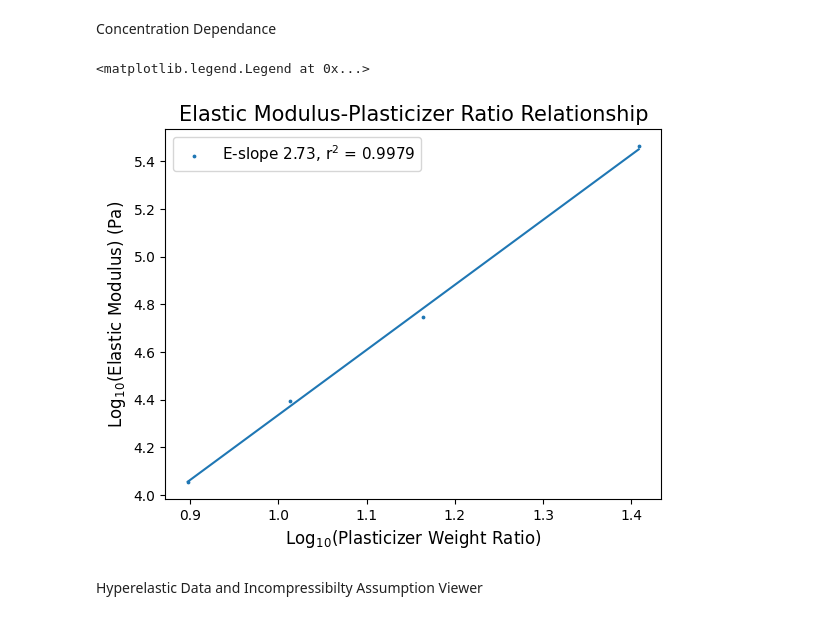
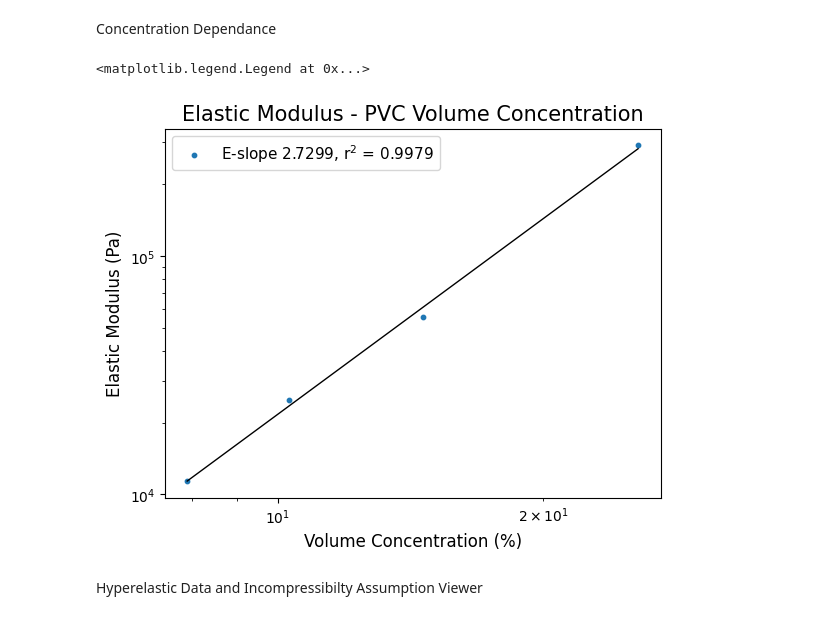
Before and after one commit to TheDuckenEngineer/PVC-Tensile-Experiment, a Jupyter notebook: Elastic and Hyperelastic fitting.ipynb, the cells around one changed output. Drawn from its saved outputs; the diff is of its cells as text; code cells hidden in the pictures.

```diff
--- a/Elastic and Hyperelastic fitting.ipynb
+++ b/Elastic and Hyperelastic fitting.ipynb
@@ -95,50 +95,48 @@ from scipy.optimize import curve_fit
 
 def LinearFit(x, a, b):
     return a*x + b
 
 # Compute R-squared
 def RSquared(yTrue, yPredict):
     ssResidual = np.sum((yTrue - yPredict)**2)
     ssTotal = np.sum((yTrue - np.mean(yTrue))**2)
     return 1 - (ssResidual/ssTotal)
 
 
-# express the concentrations as log base 10.
-# concentration = np.log10(np.array([2, 4, 6, 8]))
-concentration = np.log10(np.array([25.6, 14.6, 10.3, 7.9]))
-# concentration = np.log10(np.array([1/2, 1/4, 1/6, 1/8]))
+# express the concentrations
+# concentration = np.array([2, 4, 6, 8])
+concentration = np.array([25.6, 14.6, 10.3, 7.9])
 
 # preallocate the data dataframe
 data = pd.DataFrame(columns = ['Elastic Modulus (Pa)'])
 modulus = pd.read_csv(f'Data/PVC Gel Material Parameters.csv', usecols = [1], dtype = float)
 data = pd.concat([data, modulus], ignore_index = True)
 
-# convert each modulus to log base 10. convert -inf to empty
-data['Elastic Modulus (Pa)'] = np.log10(data['Elastic Modulus (Pa)'])
-
 # add a concentration column
 data.insert(0, 'Plasticizer', concentration)
 
 # plot parameters
-markerSize = 3
+markerSize = 10
 titleSize = 15
 axisSize = 12
 legendSize = 11
 
-# fit the elastic modulus to the
-params, _ = curve_fit(LinearFit, data['Plasticizer'].to_numpy(), data['Elastic Modulus (Pa)'].to_numpy())
-r2 = RSquared( data['Elastic Modulus (Pa)'].to_numpy(), LinearFit(data['Plasticizer'].to_numpy(), params[0], params[1]))
+# fit the elastic modulus to the logrithmic conversion
+params, _ = curve_fit(LinearFit, np.log10(data['Plasticizer'].to_numpy()), np.log10(data['Elastic Modulus (Pa)'].to_numpy()))
+r2 = RSquared(np.log10(data['Elastic Modulus (Pa)'].to_numpy()), LinearFit(np.log10(data['Plasticizer'].to_numpy()), params[0], params[1]))
 
 # elastic modulus fitment
-plt.scatter(data['Plasticizer'], data['Elastic Modulus (Pa)'], s = markerSize, label = f'E-slope {np.round(params[0], 3)}, r$^2$ = {np.round(r2, 4)}')
-plt.plot(data['Plasticizer'], LinearFit(data['Plasticizer'].to_numpy(), params[0], params[1]))
-plt.xlabel('Log$_1$$_0$(Plasticizer Weight Ratio)', fontsize = axisSize)
-plt.ylabel('Log$_1$$_0$(Elastic Modulus) (Pa)', fontsize = axisSize)
-plt.title('Elastic Modulus-Plasticizer Ratio Relationship', fontsize = titleSize)
+plt.scatter(data['Plasticizer'], data['Elastic Modulus (Pa)'], s = markerSize, label = f'E-slope {np.round(params[0], 4)}, r$^2$ = {np.round(r2, 4)}')
+plt.plot(data['Plasticizer'], np.power(10, LinearFit(np.log10(data['Plasticizer'].to_numpy()), params[0], params[1])), linewidth = 1,  c = 'black')
+plt.xlabel('Volume Concentration (%)', fontsize = axisSize)
+plt.xscale('log')
+plt.yscale('log')
+plt.ylabel('Elastic Modulus (Pa)', fontsize = axisSize)
+plt.title('Elastic Modulus - PVC Volume Concentration', fontsize = titleSize)
 plt.legend(fontsize = legendSize)
 # %% [output]
 <matplotlib.legend.Legend at 0x...>
-[figure, old version]
+[figure, new version]
 # %% [markdown]
 Hyperelastic Data and Incompressibilty Assumption Viewer
 # %%
```
Also changed, not shown: parts of 3 cells of this notebook, 1 other file.
